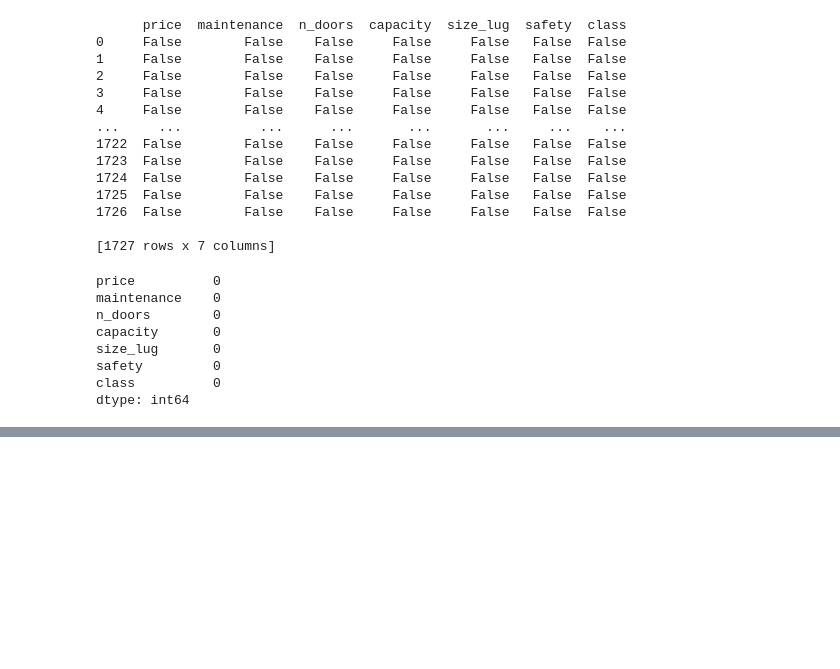
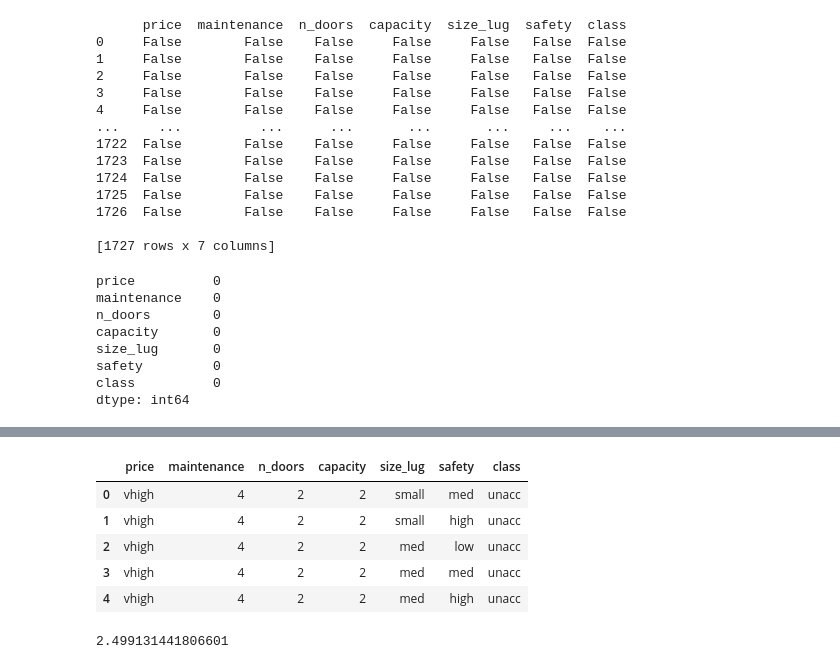
Before and after one commit to lismarcarolinacamacho/PYTHON, a Jupyter notebook: prueba_pandas.ipynb, the cells around one changed output, grey strips where cells are left out. Drawn from its saved outputs; the diff is of its cells as text; code cells hidden in the pictures; blank space fills up the shorter version.

```diff
--- a/prueba_pandas.ipynb
+++ b/prueba_pandas.ipynb
@@ -236,0 +241,4 @@ dtype: int64
+# %%
+#importar un archivo directamente de la url
+
+url = 'https://archive.ics.uci.edu/ml/machine-learning-databases/car/car.data'
@@ -236,0 +329,13 @@ dtype: int64
+# %%
+df.head()
+# %% [output]
+|  | price | maintenance | n_doors | capacity | size_lug | safety | class |
+| 0 | vhigh | 4 | 2 | 2 | small | med | unacc |
+| 1 | vhigh | 4 | 2 | 2 | small | high | unacc |
+| 2 | vhigh | 4 | 2 | 2 | med | low | unacc |
+| 3 | vhigh | 4 | 2 | 2 | med | med | unacc |
+| 4 | vhigh | 4 | 2 | 2 | med | high | unacc |
+# %%
+df['maintenance'].mean()
+# %% [output]
+2.499131441806601
```
Also changed, not shown: parts of 18 cells of this notebook.
